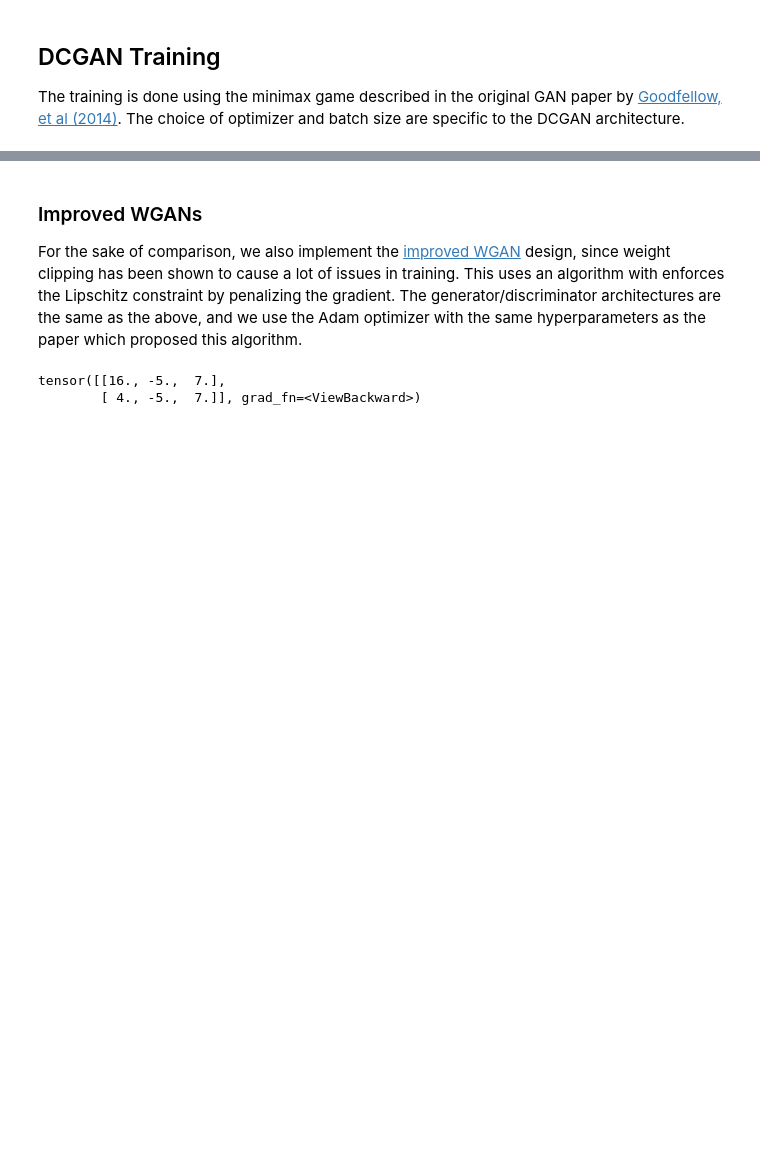
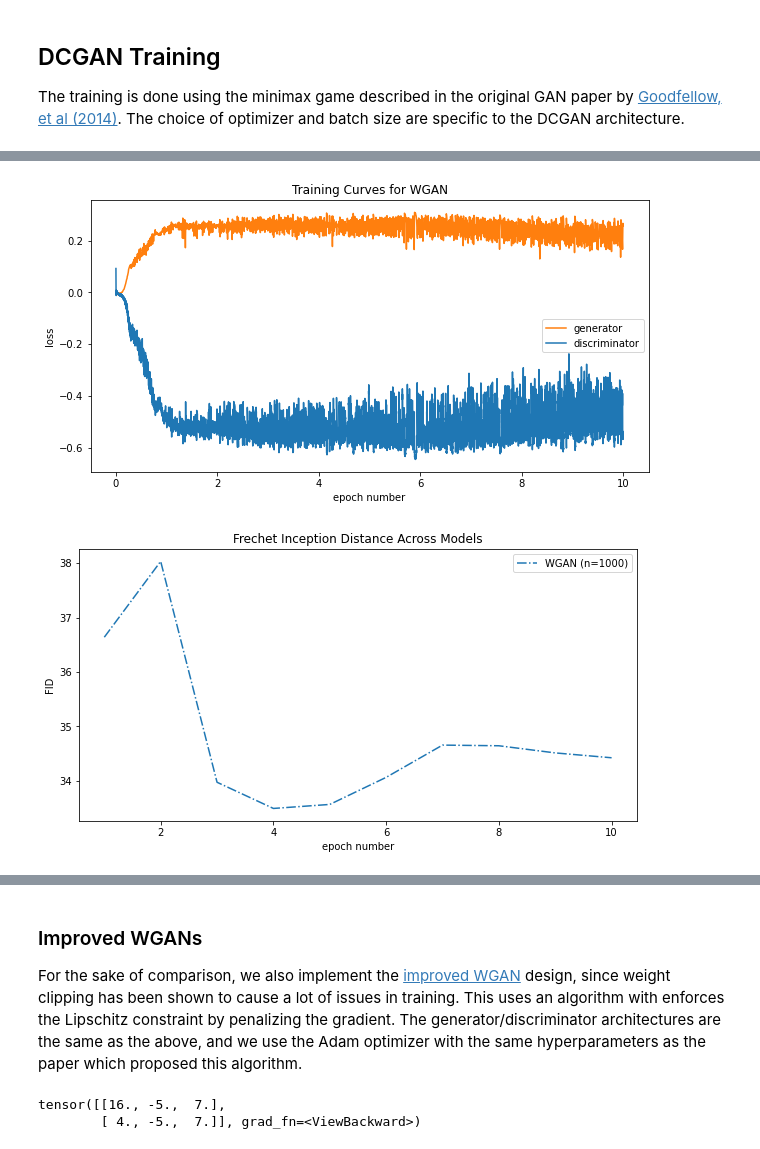
Before and after one commit to quinnfrank/GAN-regularization, a Jupyter notebook: DCGAN.ipynb, the cells around one changed output, grey strips where cells are left out. Saved outputs shown, nothing was run; the diff lists cells and outputs as text; code cells hidden in the pictures; blank space fills up the shorter version.

```diff
--- a/DCGAN.ipynb
+++ b/DCGAN.ipynb
@@ -837,10 +746,7 @@ def modify_dis(dis, use_cuda=False, drop_batch=False):
     dis.to(device)
     return dis
 # %%
-gen = DCGenerator().cuda()
+wgen = DCGenerator().cuda()
 # Modify the architecture for WGAN
-dis = modify_dis(DCDiscriminator(), use_cuda=True)
-
-train_set = CIFARDataset().load([f"data/data_batch_{n}" for n in range(1, 6)])
-test_set = CIFARDataset().load(["data/test_batch"])
+wdis = modify_dis(DCDiscriminator(), use_cuda=True)
 # %%
@@ -849,3 +776,6 @@ test_set = CIFARDataset().load(["data/test_batch"])
 # %%
-#plot_train_summaries({"WGAN": wgan_summ})
-#plot_generator_samples(wgen, title="WGAN Sampled Images")
+plot_train_summaries({"WGAN": wgan_summ})
+plot_generator_samples(wgen, title="WGAN Sampled Images")
+# %% [output]
+[figure, added]
+[figure, added]
```
Also changed, not shown: parts of 21 cells of this notebook.
